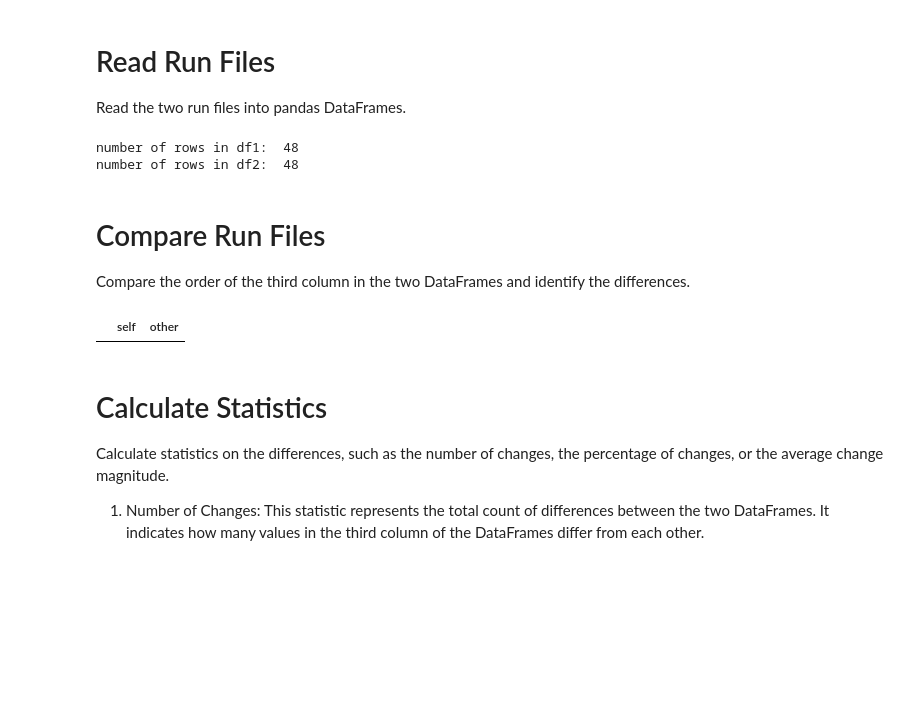
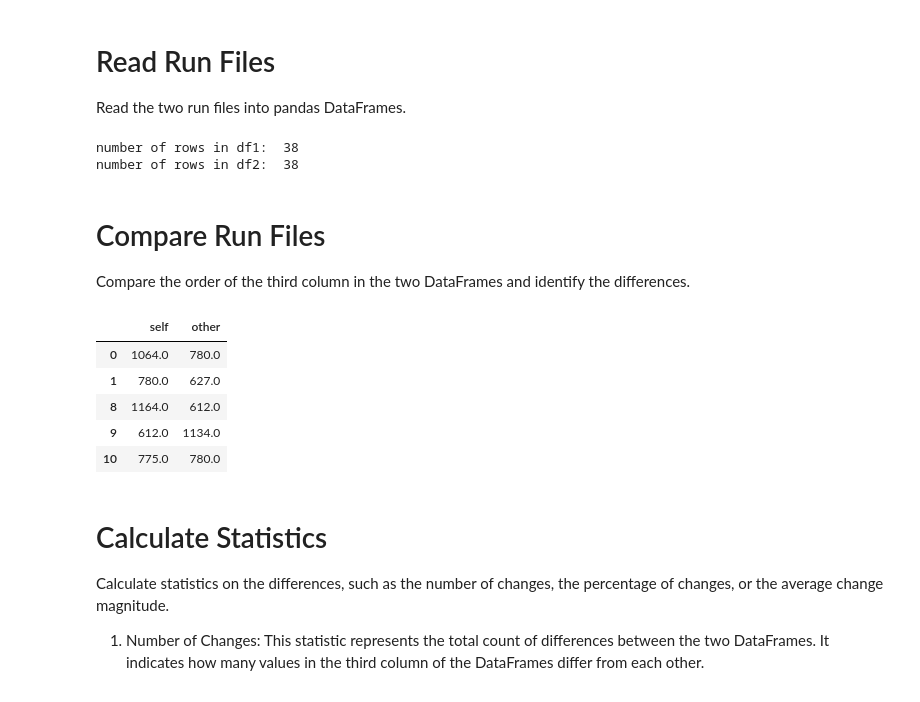
Before and after one commit to zestones/information-retrieval, a Jupyter notebook: notebooks/runs_comparator.ipynb, the cells around one changed output. Drawn from its saved outputs; the diff is of its cells as text; code cells hidden in the pictures; blank space fills up the shorter version.

```diff
--- a/notebooks/runs_comparator.ipynb
+++ b/notebooks/runs_comparator.ipynb
@@ -20,11 +20,11 @@ run_folder = "../docs/resources/runs/"
 
 # Read the first run file into a pandas DataFrame
 df1 = pd.read_csv(
-    "../docs/resources/runs/before.txt",
+    run_folder + "BengezzouIdrissMezianeGhilas_4_bm25_article_stop671_nostem_k1_b0.5.txt",
     sep=" ",
 )
 
-filename = "BengezzouIdrissMezianeGhilas_2_bm25fr_article_stop671_porter_k1_b0.5_alpha3_beta1_gamma2.txt"
+filename = "BengezzouIdrissMezianeGhilas_85_lnu_article_stop671_nostem_slope1.4.txt"
 df2 = pd.read_csv(
     run_folder + filename,
     sep=" ",
@@ -33,22 +33,27 @@ df2 = pd.read_csv(
 print("number of rows in df1: ", len(df1))
 print("number of rows in df2: ", len(df2))
 # %% [output]
-number of rows in df1:  48
-number of rows in df2:  48
+number of rows in df1:  38
+number of rows in df2:  38
 # %% [markdown]
 # Compare Run Files
 
 Compare the order of the third column in the two DataFrames and identify the differences.
 # %%
 # we need to compare the two dataframes (only the third column)
-df1_col3 = df1.iloc[:, 2]
-df2_col3 = df2.iloc[:, 2]
+df1_col3 = df1.iloc[:35, 2]
+df2_col3 = df2.iloc[:35, 2]
 
 # Compare the two columns and identify the differences
 differences = df1_col3.compare(df2_col3)
 differences.head()
 # %% [output]
 |  | self | other |
+| 0 | 1064.0 | 780.0 |
+| 1 | 780.0 | 627.0 |
+| 8 | 1164.0 | 612.0 |
+| 9 | 612.0 | 1134.0 |
+| 10 | 775.0 | 780.0 |
 # %% [markdown]
 # Calculate Statistics
 
```
Also changed, not shown: parts of 2 cells of this notebook, 13 other files.
